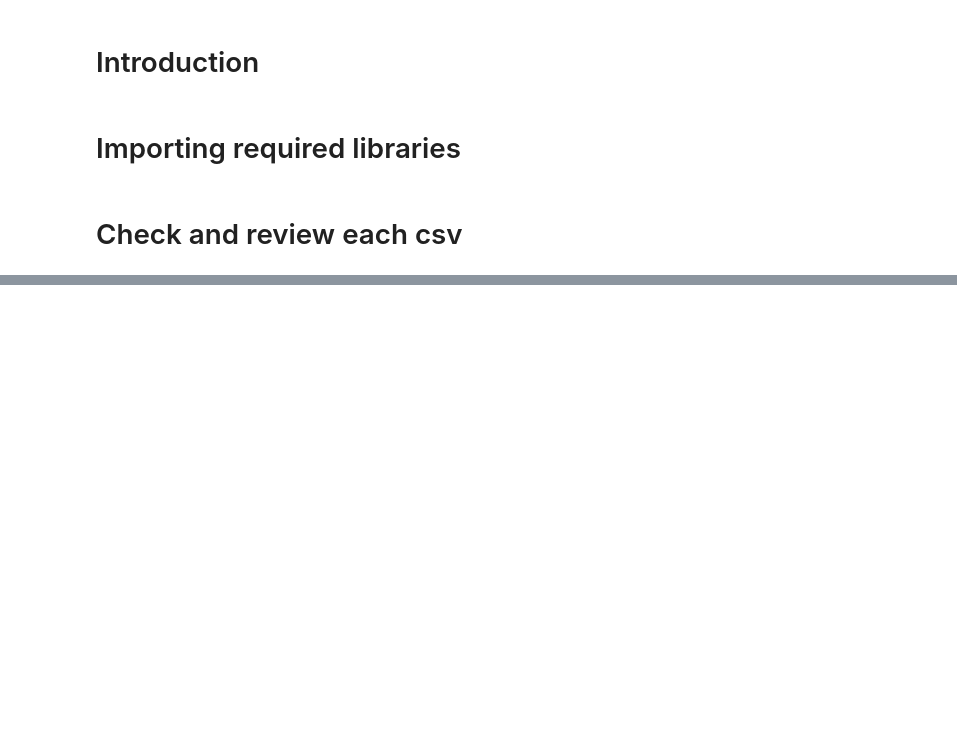
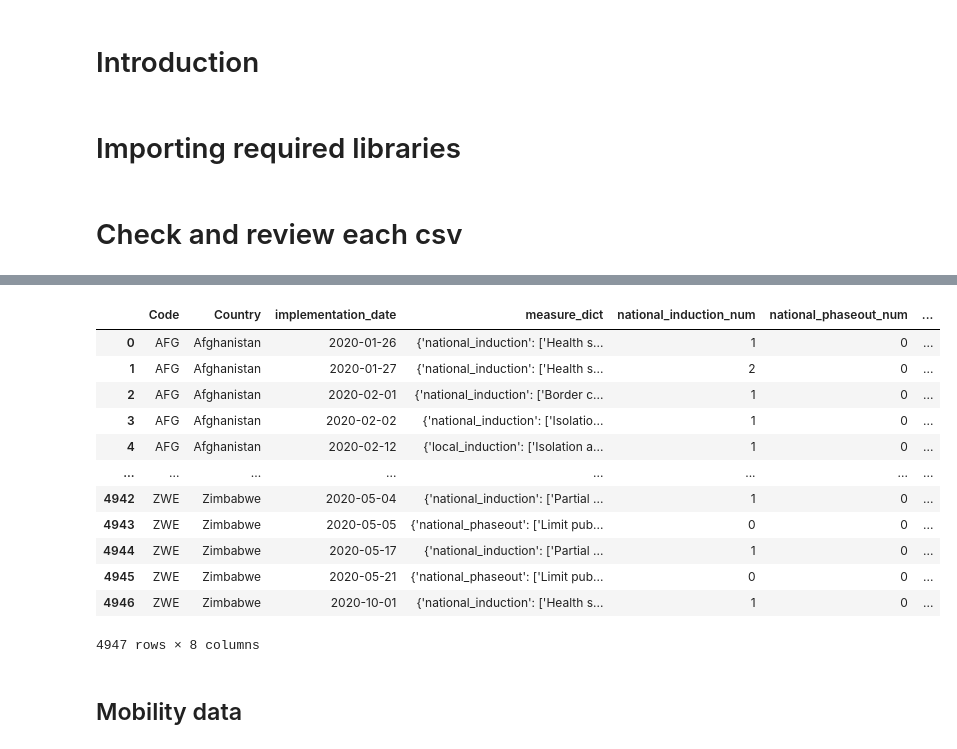
Before and after one commit to biogear13/country-factors-mobility, a Jupyter notebook: data_cleaning.ipynb, the cells around one changed output, grey strips where cells are left out. Cells and saved outputs as stored; diff of their text form; code cells hidden in the pictures; blank space fills up the shorter version.

```diff
--- a/data_cleaning.ipynb
+++ b/data_cleaning.ipynb
@@ -62,0 +236,34 @@ max             NaN  NaN  2022.0        1.637687e+07  2022.0
+# %%
+measures_to_focus = ['Additional health/documents requirements upon arrival',
+                     'Border checks',
+                     'Border closure',
+                     'Checkpoints within the country',
+                     'Closure of business and public services',
+                     'Complete border closure',
+                     'Curfews',
+                     'Domestic travel restrictions',
+                     'Full lockdown',
+                     'Health screenings in airports and border crossings',
+                     'Humanitarian exemptions',
+                     'International flights suspension',
+                     'Isolation and quarantine policies',
+                     'Limit public gatherings',
+                     'Lockdown of refugee/idp camps or other minorities',
+                     'Partial lockdown',
+                     'School closure']
+# %%
+# select the measures to focus
+national_policy = national_policy[national_policy['measure'].isin(measures_to_focus)]
+# %%
+# create a column that is a the mix between area_of effect
+national_policy['measure_type'] = national_policy['area_effect']+"_"+national_policy['log_type']
+# drop area_effect, log_type, and comments
+national_policy.drop(columns=['area_effect', 'log_type', 'COMMENTS'], inplace=True)
+# get unique measure per day
+national_policy.drop_duplicates(inplace=True)
+# %%
+# make the measure_type into a datetime
+national_policy['implementation_date'] = pd.to_datetime(national_policy['implementation_date'], errors='coerce')
+# aggregate measure_type and measure by date and country
+national_policy = national_policy.groupby(['Code','Country','implementation_date']).apply(lambda g: g.groupby('measure_type')['measure'].unique().apply(list).to_dict()).reset_index(name='measure_dict')
+national_policy
@@ -62,0 +284,22 @@ max             NaN  NaN  2022.0        1.637687e+07  2022.0
+# %%
+national_policy['national_induction_num'] = national_policy['measure_dict'].apply(lambda x: len(x.get('national_induction')) if x.get('national_induction') is not None else 0)
+national_policy['national_phaseout_num'] = national_policy['measure_dict'].apply(lambda x: len(x.get('national_phaseout_num')) if x.get('national_phaseout_num') is not None else 0)
+national_policy['local_induction_num'] = national_policy['measure_dict'].apply(lambda x: len(x.get('local_induction')) if x.get('local_induction') is not None else 0)
+national_policy['local_phaseout_num'] = national_policy['measure_dict'].apply(lambda x: len(x.get('local_phaseout_num')) if x.get('local_phaseout_num') is not None else 0)
+national_policy
+# %% [output]
+|  | Code | Country | implementation_date | measure_dict | national_induction_num | national_phaseout_num | ... |
+| 0 | AFG | Afghanistan | 2020-01-26 | {'national_induction': ['Health s... | 1 | 0 | ... |
+| 1 | AFG | Afghanistan | 2020-01-27 | {'national_induction': ['Health s... | 2 | 0 | ... |
+| 2 | AFG | Afghanistan | 2020-02-01 | {'national_induction': ['Border c... | 1 | 0 | ... |
+| 3 | AFG | Afghanistan | 2020-02-02 | {'national_induction': ['Isolatio... | 1 | 0 | ... |
+| 4 | AFG | Afghanistan | 2020-02-12 | {'local_induction': ['Isolation a... | 1 | 0 | ... |
+| ... | ... | ... | ... | ... | ... | ... | ... |
+| 4942 | ZWE | Zimbabwe | 2020-05-04 | {'national_induction': ['Partial ... | 1 | 0 | ... |
+| 4943 | ZWE | Zimbabwe | 2020-05-05 | {'national_phaseout': ['Limit pub... | 0 | 0 | ... |
+| 4944 | ZWE | Zimbabwe | 2020-05-17 | {'national_induction': ['Partial ... | 1 | 0 | ... |
+| 4945 | ZWE | Zimbabwe | 2020-05-21 | {'national_phaseout': ['Limit pub... | 0 | 0 | ... |
+| 4946 | ZWE | Zimbabwe | 2020-10-01 | {'national_induction': ['Health s... | 1 | 0 | ... |
+4947 rows × 8 columns
+# %% [markdown]
+## Mobility data
```
Also changed, not shown: parts of 46 cells of this notebook.
